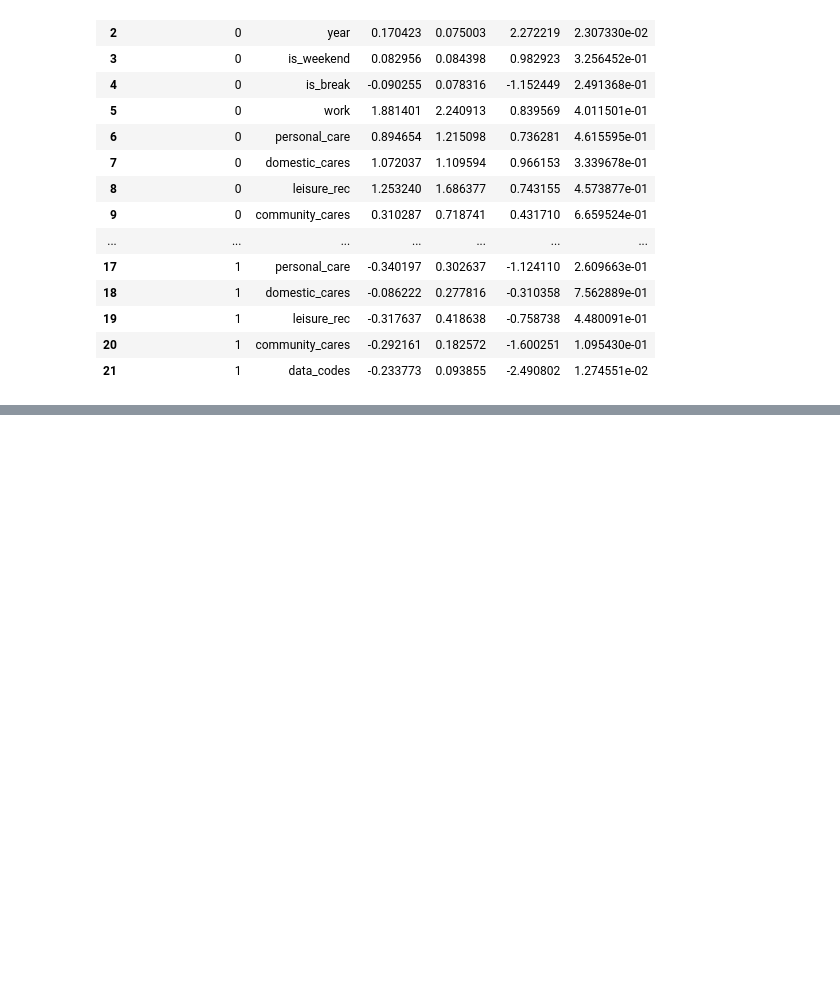
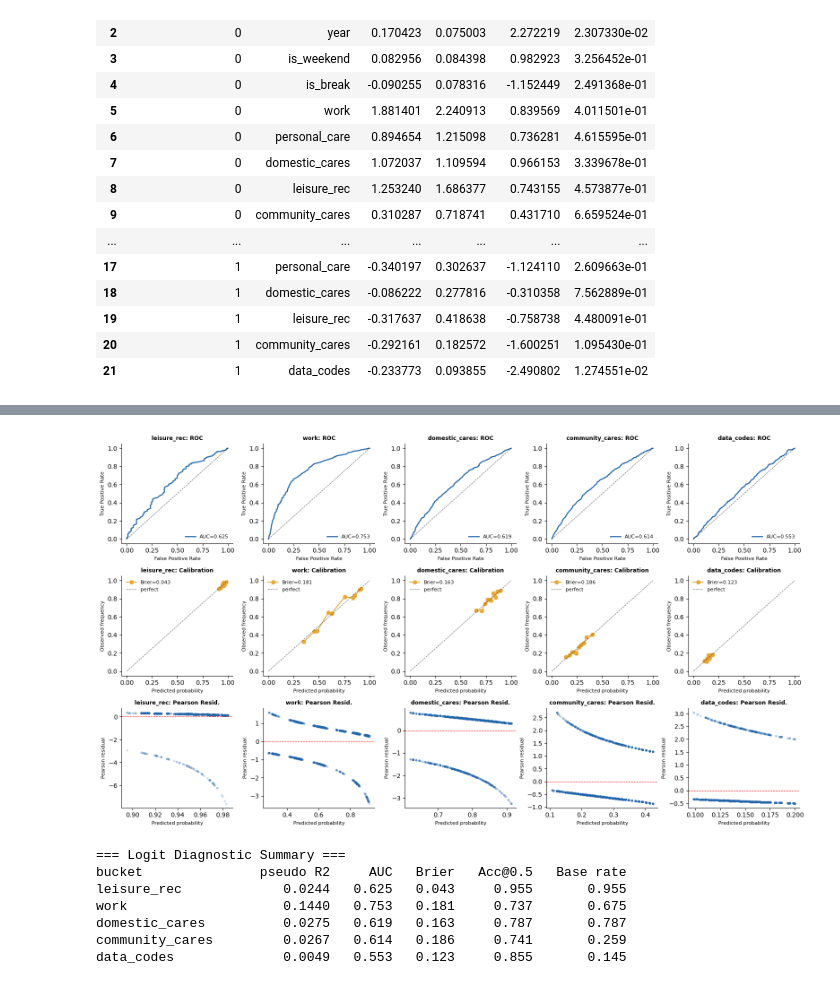
Before and after one commit to alisha-li/ATUS-Analysis, a Jupyter notebook: notebooks/atus_modeling.ipynb, the cells around one changed output, grey strips where cells are left out. Cells and saved outputs as stored; diff of their text form; code cells hidden in the pictures; blank space fills up the shorter version.

Commit message:
add logistic regressions and log transformations and cleanup

```diff
--- a/notebooks/atus_modeling.ipynb
+++ b/notebooks/atus_modeling.ipynb
@@ -1095,0 +939,79 @@ plt.show()
+# %%
+# --- Logistic Diagnostics: ROC, Calibration, Classification ---
+import matplotlib.pyplot as plt
+import numpy as np
+from sklearn.metrics import roc_curve, auc, brier_score_loss, confusion_matrix
+from sklearn.calibration import calibration_curve
+
+# Buckets with logit (skip personal_care: 0% zeros)
+logit_buckets = [b for b in all_buckets if hurdle_results[b]['logit'] is not None]
+
+n = len(logit_buckets)
+fig, axes = plt.subplots(3, n, figsize=(3.2 * n, 9))
+if n == 1:
+    axes = axes.reshape(3, 1)
+
+for j, bucket in enumerate(logit_buckets):
+    hr = hurdle_results[bucket]
+    logit_model = hr['logit']
+    y_true = (final_df[bucket].astype(float) > 0).astype(int).values
+    y_pred = logit_model.predict(X_full).values
+
+    # 1. ROC curve
+    fpr, tpr, _ = roc_curve(y_true, y_pred)
+    roc_auc = auc(fpr, tpr)
+    axes[0, j].plot(fpr, tpr, color='#2166ac', lw=1.8, label=f'AUC={roc_auc:.3f}')
+    axes[0, j].plot([0, 1], [0, 1], 'k--', lw=0.8, alpha=0.6)
+    axes[0, j].set_xlabel('False Positive Rate', fontsize=8)
+    axes[0, j].set_ylabel('True Positive Rate', fontsize=8)
+    axes[0, j].set_title(f'{bucket}: ROC', fontsize=9, fontweight='bold')
+    axes[0, j].legend(frameon=False, fontsize=8, loc='lower right')
+    axes[0, j].spines[['top', 'right']].set_visible(False)
+
+    # 2. Calibration curve (10 bins)
+    prob_true, prob_pred = calibration_curve(y_true, y_pred, n_bins=10, strategy='quantile')
+    brier = brier_score_loss(y_true, y_pred)
+    axes[1, j].plot(prob_pred, prob_true, marker='o', color='#e8a838', lw=1.5, label=f'Brier={brier:.3f}')
+    axes[1, j].plot([0, 1], [0, 1], 'k--', lw=0.8, alpha=0.6, label='perfect')
+    axes[1, j].set_xlabel('Predicted probability', fontsize=8)
+    axes[1, j].set_ylabel('Observed frequency', fontsize=8)
+    axes[1, j].set_title(f'{bucket}: Calibration', fontsize=9, fontweight='bold')
+    axes[1, j].legend(frameon=False, fontsize=8, loc='upper left')
+    axes[1, j].spines[['top', 'right']].set_visible(False)
+
+    # 3. Pearson residuals vs fitted
+    p_hat = np.clip(y_pred, 1e-6, 1 - 1e-6)
+    pearson = (y_true - p_hat) / np.sqrt(p_hat * (1 - p_hat))
+    axes[2, j].scatter(p_hat, pearson, alpha=0.15, s=8, color='#2166ac')
+    axes[2, j].axhline(0, color='red', lw=0.8, linestyle='--')
+    axes[2, j].set_xlabel('Predicted probability', fontsize=8)
+    axes[2, j].set_ylabel('Pearson residual', fontsize=8)
+    axes[2, j].set_title(f'{bucket}: Pearson Resid.', fontsize=9, fontweight='bold')
+    axes[2, j].spines[['top', 'right']].set_visible(False)
+
+plt.tight_layout()
+plt.show()
+
+# Summary table: AUC, Brier, accuracy at 0.5, pseudo R^2
+print('=== Logit Diagnostic Summary ===')
+print(f'{"bucket":<18}{"pseudo R2":>12}{"AUC":>8}{"Brier":>8}{"Acc@0.5":>10}{"Base rate":>12}')
+for bucket in logit_buckets:
+    hr = hurdle_results[bucket]
+    logit_model = hr['logit']
+    y_true = (final_df[bucket].astype(float) > 0).astype(int).values
+    y_pred = logit_model.predict(X_full).values
+    fpr, tpr, _ = roc_curve(y_true, y_pred)
+    auc_val = auc(fpr, tpr)
+    brier = brier_score_loss(y_true, y_pred)
+    acc = ((y_pred >= 0.5).astype(int) == y_true).mean()
+    base = y_true.mean()
+    print(f'{bucket:<18}{logit_model.prsquared:>12.4f}{auc_val:>8.3f}{brier:>8.3f}{acc:>10.3f}{base:>12.3f}')
+# %% [output]
+[figure, added]
+=== Logit Diagnostic Summary ===
+bucket               pseudo R2     AUC   Brier   Acc@0.5   Base rate
+leisure_rec             0.0244   0.625   0.043     0.955       0.955
+work                    0.1440   0.753   0.181     0.737       0.675
+domestic_cares          0.0275   0.619   0.163     0.787       0.787
+community_cares         0.0267   0.614   0.186     0.741       0.259
+data_codes              0.0049   0.553   0.123     0.855       0.145
```
Also changed, not shown: parts of 39 cells of this notebook.
